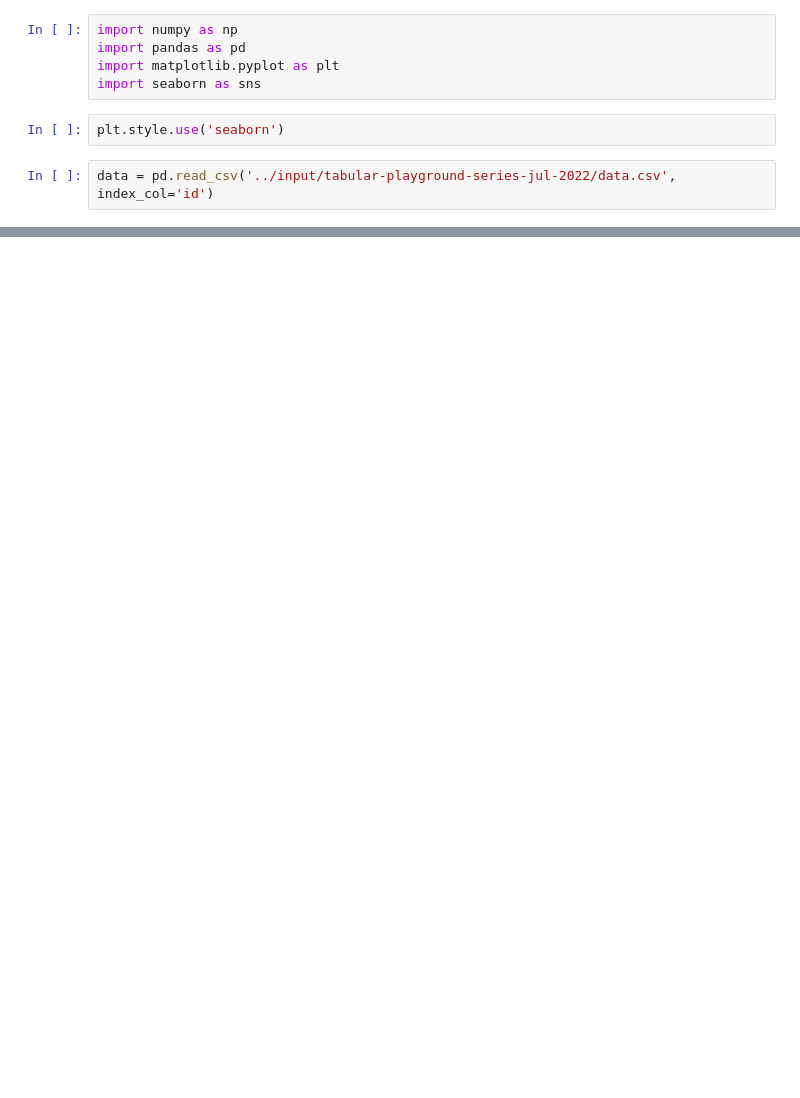
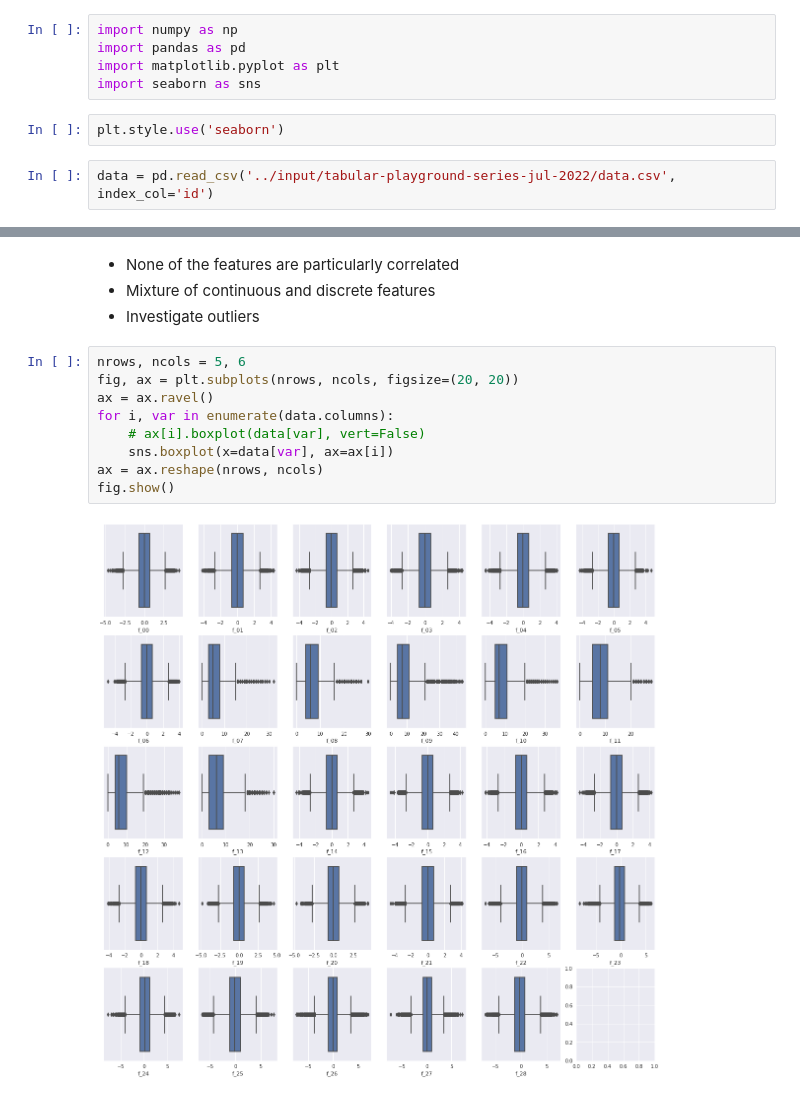
Before and after one commit to sdysch/kaggle, a Jupyter notebook: tps-july-2022.ipynb, the cells around one changed output, grey strips where cells are left out. Saved outputs shown, nothing was run; the diff lists cells and outputs as text; blank space fills up the shorter version.

```diff
--- a/tps-july-2022.ipynb
+++ b/tps-july-2022.ipynb
@@ -9,0 +67,15 @@ data = pd.read_csv('../input/tabular-playground-series-jul-2022/data.csv', index
+# %% [markdown]
+* None of the features are particularly correlated
+* Mixture of continuous and discrete features
+* Investigate outliers
+# %%
+nrows, ncols = 5, 6
+fig, ax = plt.subplots(nrows, ncols, figsize=(20, 20))
+ax = ax.ravel()
+for i, var in enumerate(data.columns):
+    # ax[i].boxplot(data[var], vert=False)
+    sns.boxplot(x=data[var], ax=ax[i])
+ax = ax.reshape(nrows, ncols)
+fig.show()
+# %% [output]
+[figure, added]
```
Also changed, not shown: parts of 23 cells of this notebook.
